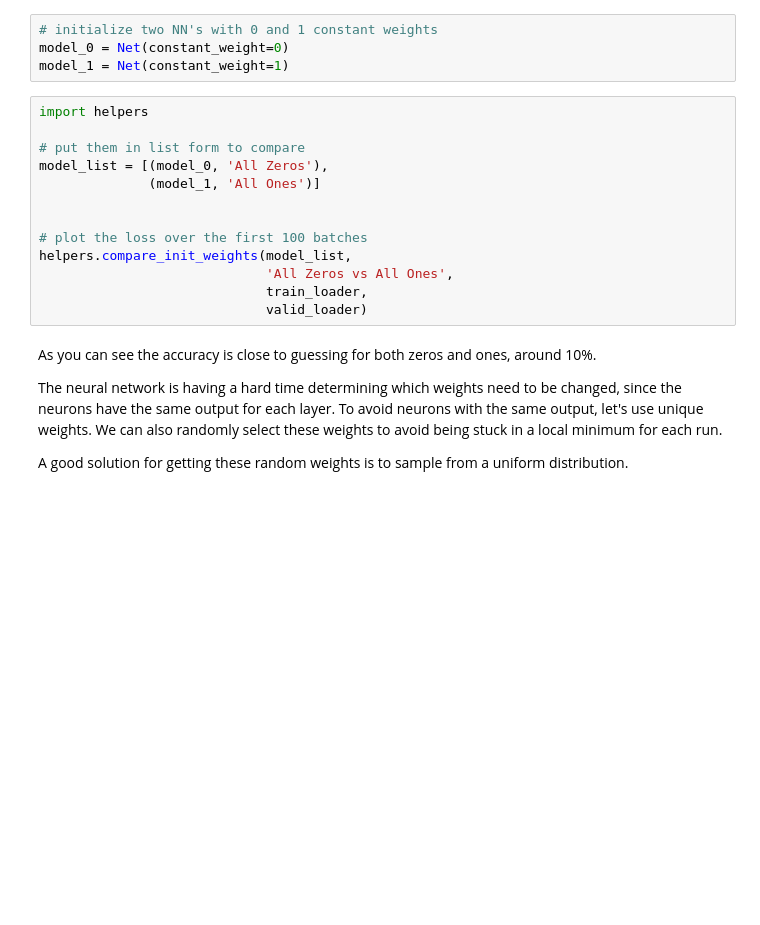
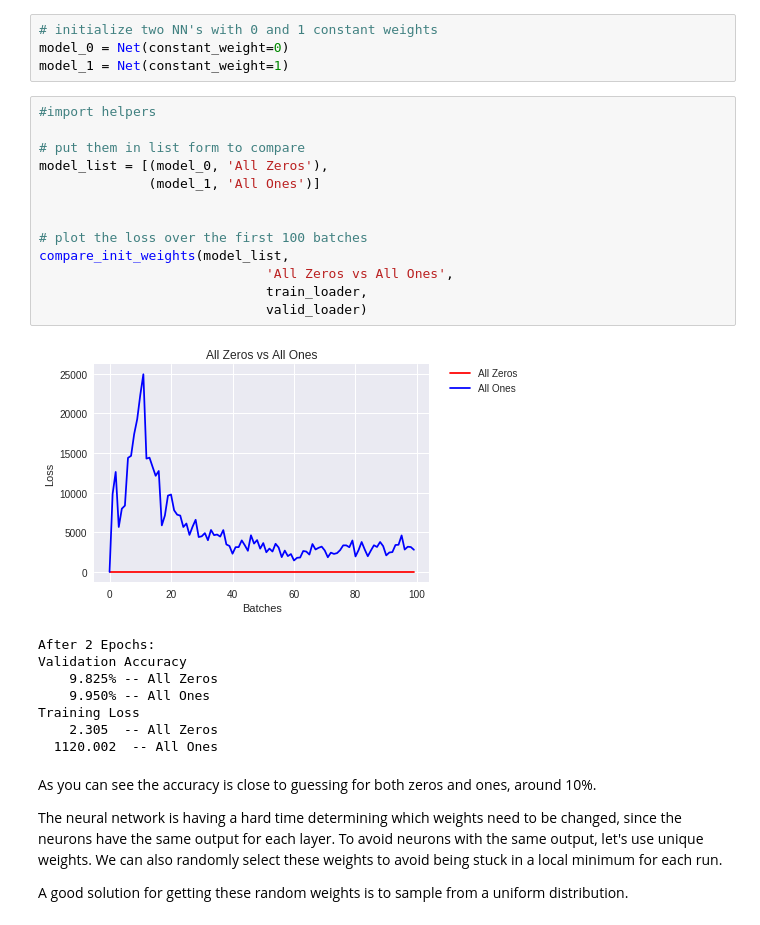
Before and after one commit to huangjiancong1/deep-learning-v2-pytorch, a Jupyter notebook: weight-initialization/weight_initialization_exercise.ipynb, the cells around one changed output. Cells and saved outputs as stored; diff of their text form; blank space fills up the shorter version.

```diff
--- a/weight-initialization/weight_initialization_exercise.ipynb
+++ b/weight-initialization/weight_initialization_exercise.ipynb
@@ -196,18 +307,27 @@ Run the cell below to see the difference between weights of all zeros against al
 model_0 = Net(constant_weight=0)
 model_1 = Net(constant_weight=1)
 # %%
-import helpers
+#import helpers
 
 # put them in list form to compare
 model_list = [(model_0, 'All Zeros'),
               (model_1, 'All Ones')]
 
 
 # plot the loss over the first 100 batches
-helpers.compare_init_weights(model_list,
+compare_init_weights(model_list,
                              'All Zeros vs All Ones',
                              train_loader,
                              valid_loader)
+# %% [output]
+[figure, added]
+After 2 Epochs:
+Validation Accuracy
+    9.825% -- All Zeros
+    9.950% -- All Ones
+Training Loss
+    2.305  -- All Zeros
+  1120.002  -- All Ones
 # %% [markdown]
 As you can see the accuracy is close to guessing for both zeros and ones, around 10%.
 
```
Also changed, not shown: parts of 6 cells of this notebook.
